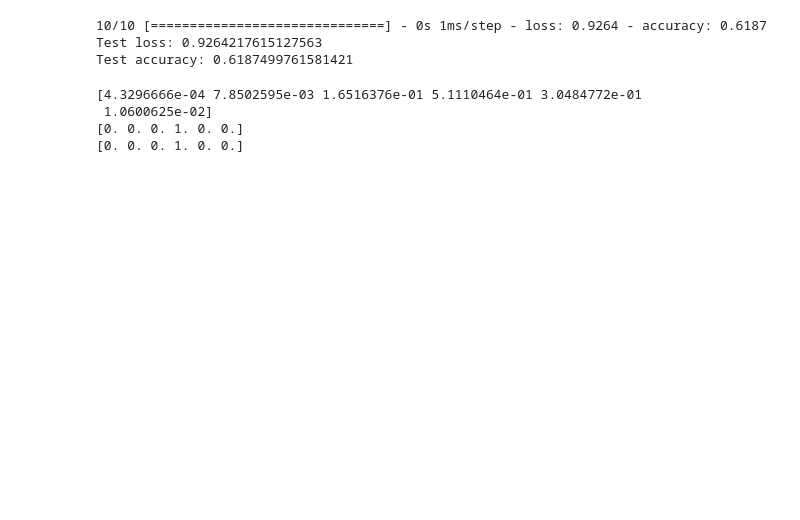
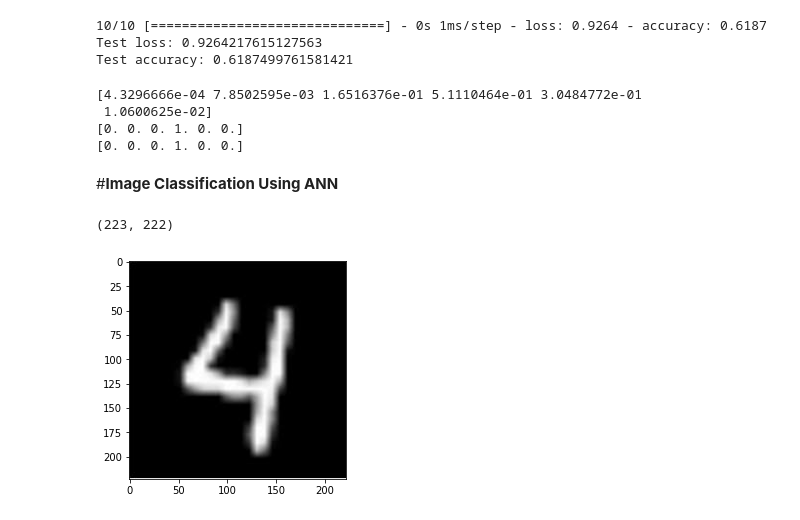
Before and after one commit to vvrgit/NNDL-2020, a Jupyter notebook: LAB01_Artificial_Neural_Networks_Dr_Venkataramana_Veeramsetty.ipynb, the cells around one changed output. Cells and saved outputs as stored; diff of their text form; code cells hidden in the pictures; blank space fills up the shorter version.

```diff
--- a/LAB01_Artificial_Neural_Networks_Dr_Venkataramana_Veeramsetty.ipynb
+++ b/LAB01_Artificial_Neural_Networks_Dr_Venkataramana_Veeramsetty.ipynb
@@ -1508,3 +1508,5 @@ print(y_test[0])
  1.0600625e-02]
 [0. 0. 0. 1. 0. 0.]
 [0. 0. 0. 1. 0. 0.]
+# %% [markdown]
+#**Image Classification Using ANN**
@@ -1510,0 +1516,8 @@ print(y_test[0])
+# %%
+img=cv2.imread('/content/drive/MyDrive/NNDL-Data/digit4.jpg',0)
+# %%
+plt.imshow(img, cmap = 'gray')
+print(img.shape)
+# %% [output]
+(223, 222)
+[figure, added]
```
Also changed, not shown: parts of 31 cells of this notebook.
